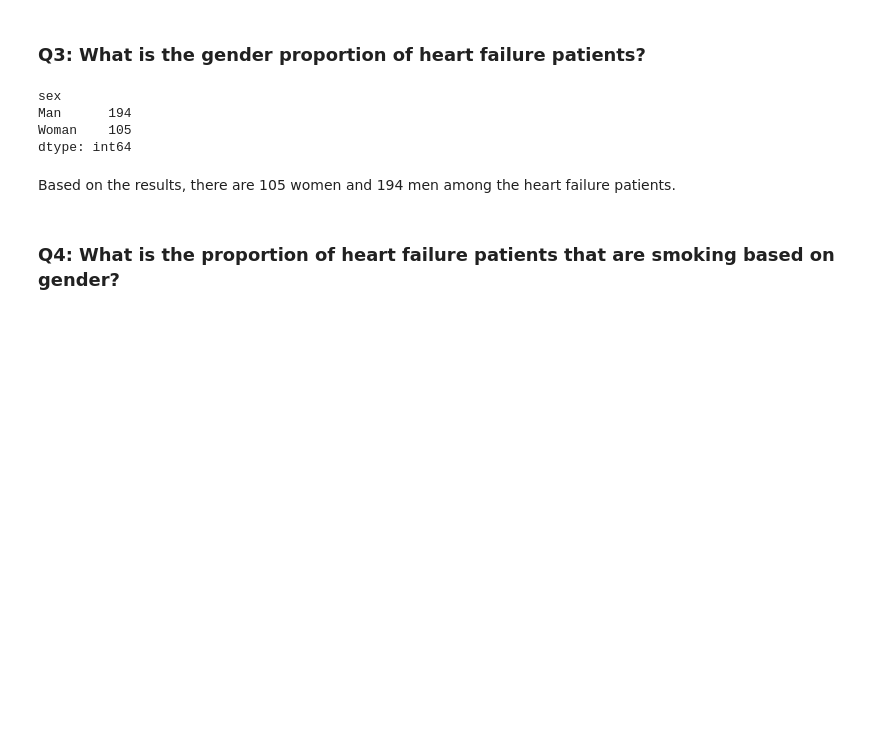
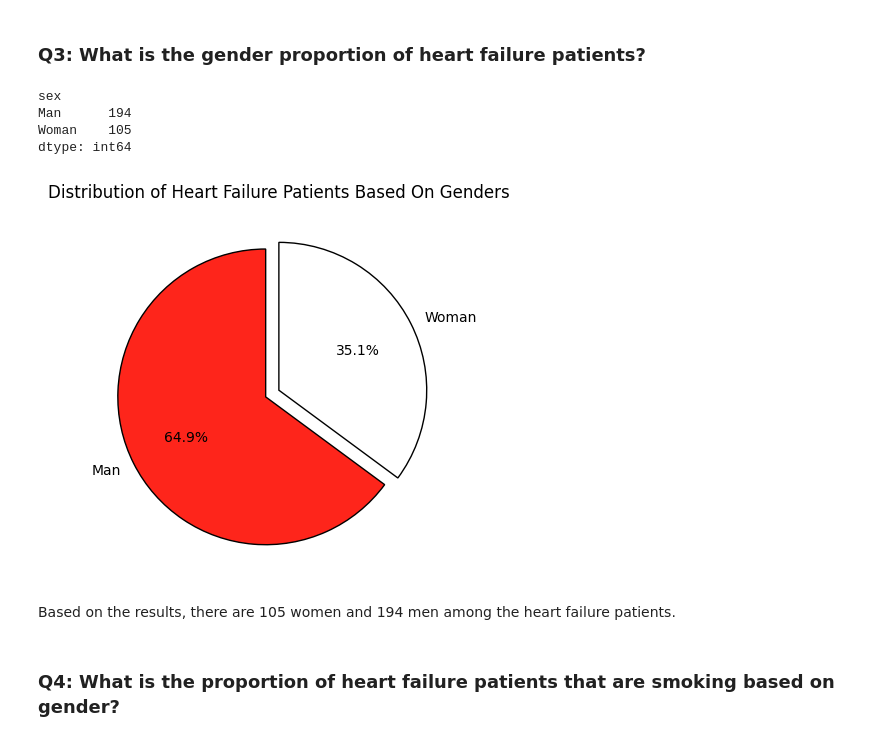
Before and after one commit to Jiangnanwhale/Heart-to-Say-Medical-Dashboard, a Jupyter notebook: assets/EDA.ipynb, the cells around one changed output. Cells and saved outputs as stored; diff of their text form; code cells hidden in the pictures; blank space fills up the shorter version.

```diff
--- a/assets/EDA.ipynb
+++ b/assets/EDA.ipynb
@@ -715,6 +737,15 @@ sex
 Man      194
 Woman    105
 dtype: int64
+# %%
+l = list(data['sex'].value_counts())
+circle = [l[0] / sum(l) * 100,l[1] / sum(l) * 100]
+
+plt.pie(circle,labels = ['Man','Woman'],autopct='%1.1f%%',startangle = 90,explode = (0.1,0),colors = colors,
+       wedgeprops = {'edgecolor' : 'black','linewidth': 1,'antialiased' : True})
+plt.title('Distribution of Heart Failure Patients Based On Genders');
+# %% [output]
+[figure, added]
 # %% [markdown]
 Based on the results, there are 105 women and 194 men among the heart failure patients.
 # %% [markdown]
```
Also changed, not shown: parts of 14 cells of this notebook.
